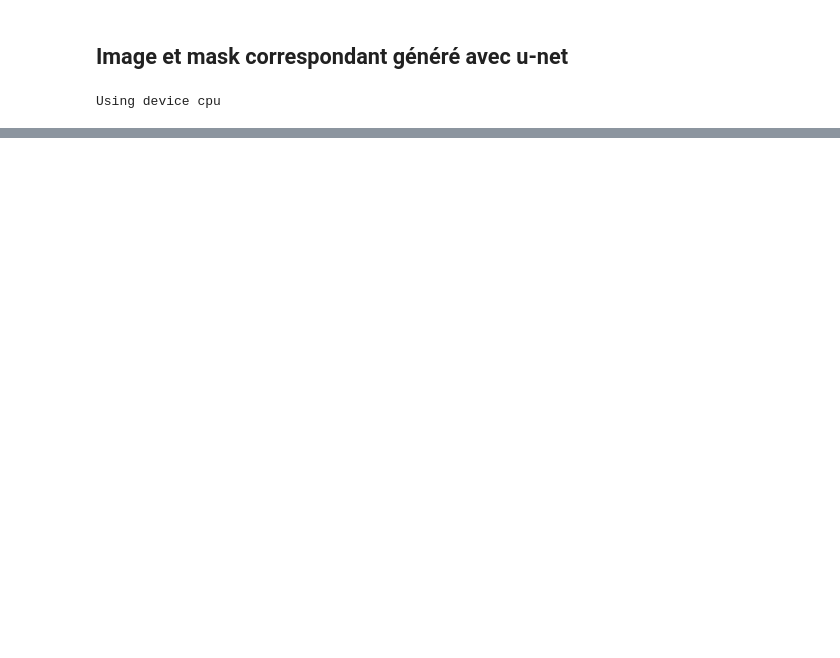
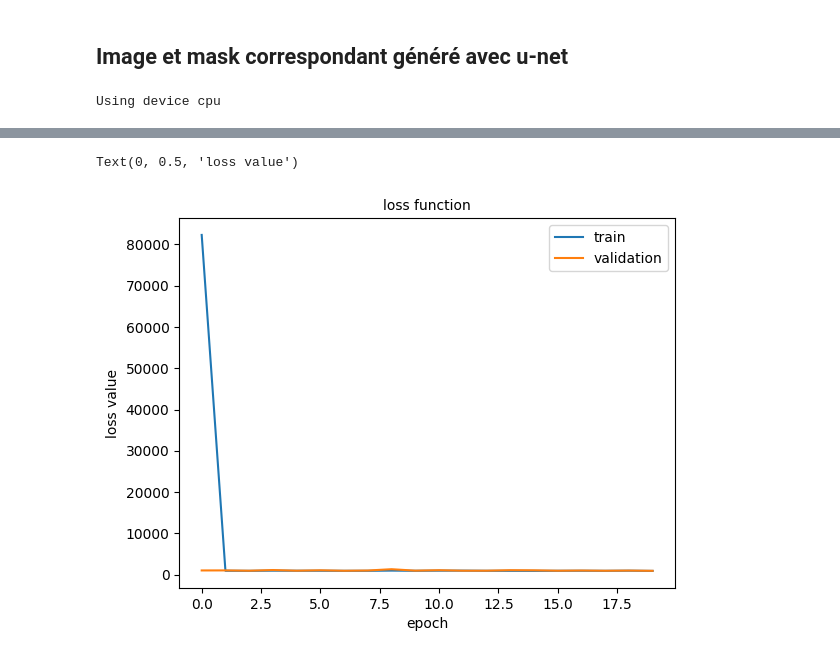
Before and after one commit to Faberra57/cobalt, a Jupyter notebook: CNN/cnn.ipynb, the cells around one changed output, grey strips where cells are left out. Saved outputs shown, nothing was run; the diff lists cells and outputs as text; code cells hidden in the pictures; blank space fills up the shorter version.

```diff
--- a/CNN/cnn.ipynb
+++ b/CNN/cnn.ipynb
@@ -265,8 +440,8 @@ print('Using device '+str(device))
 # %% [output]
 Using device cpu
 # %%
-CNN = CNN(img_height=IMG_HEIGHT, img_width=IMG_WIDTH)
-CNN.to(device=device)
+CNN_1 = CNN( img_height=IMG_HEIGHT, img_width=IMG_WIDTH )
+CNN_1.to(device=device)
 # %% [output]
 CNN(
   (conv1): Sequential(
@@ -287,0 +468,4 @@ CNN(
+# %%
+single_batch = torch.randn(1, 1, IMG_HEIGHT, IMG_WIDTH)
+output = CNN_1(single_batch)
+print( output)
@@ -292,0 +495,4 @@ RuntimeError: mat1 and mat2 shapes cannot be multiplied (8192x2 and 16384x8192)
+# %%
+criterion =nn.MSELoss()
+#criterion = nn.SmoothL1Loss()
+optimizer = torch.optim.Adam(CNN_1.parameters(), lr=0.01)
@@ -292,0 +555,2 @@ RuntimeError: mat1 and mat2 shapes cannot be multiplied (8192x2 and 16384x8192)
+# %%
+train_losses, valid_losses=training(n_epochs, train_loader, valid_loader, CNN_1, criterion, optimizer)
@@ -292,0 +569,10 @@ RuntimeError: mat1 and mat2 shapes cannot be multiplied (8192x2 and 16384x8192)
+# %%
+plt.plot(range(n_epochs), train_losses)
+plt.plot(range(n_epochs), valid_losses)
+plt.legend(['train', 'validation'], prop={'size': 10})
+plt.title('loss function', size=10)
+plt.xlabel('epoch', size=10)
+plt.ylabel('loss value', size=10)
+# %% [output]
+Text(0, 0.5, 'loss value')
+[figure, added]
```
Also changed, not shown: parts of 18 cells of this notebook, 2 other files.
